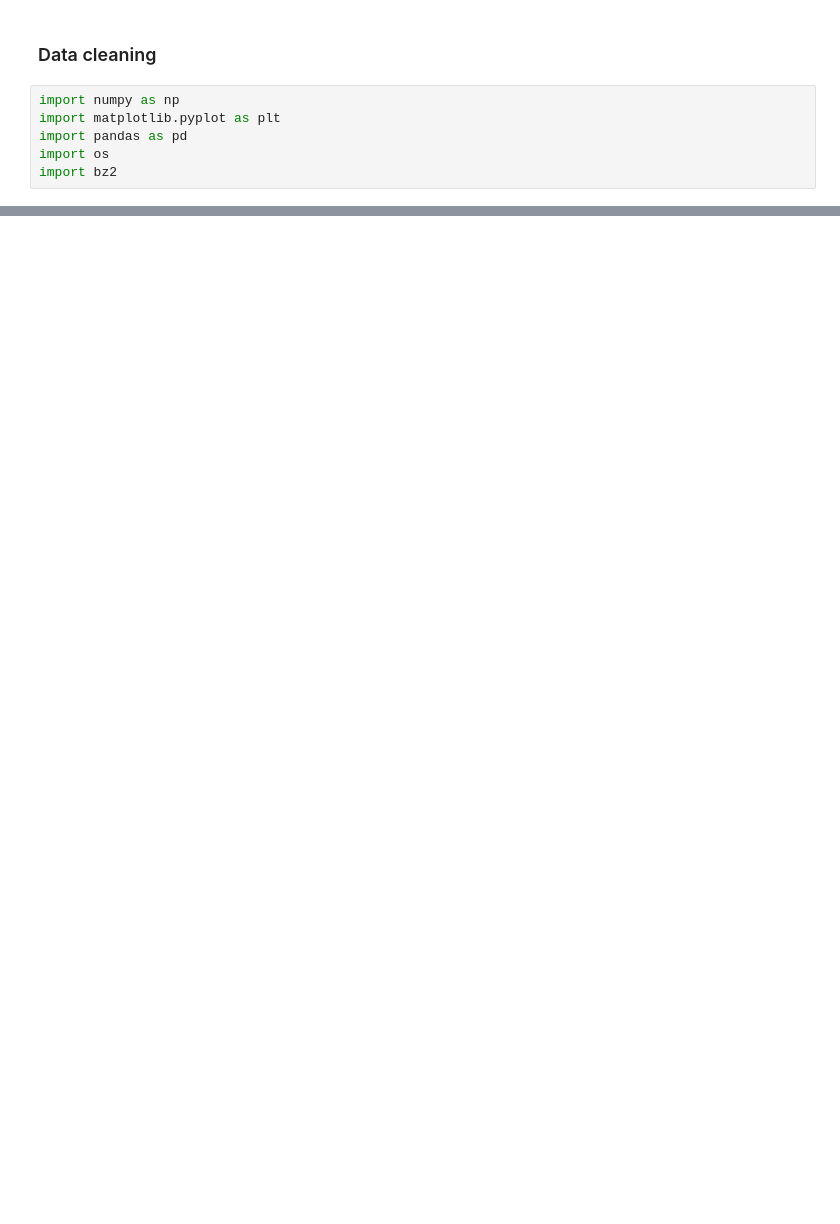
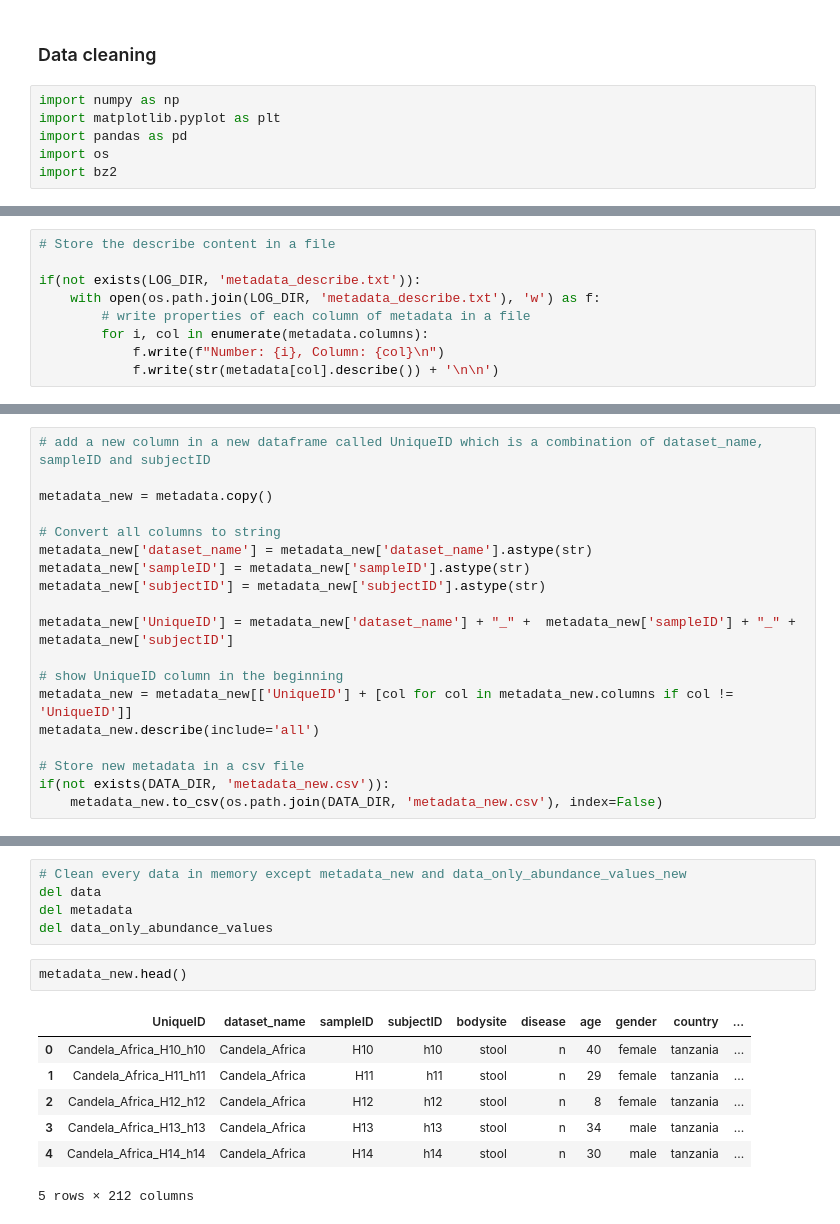
Before and after one commit to bersilin-robert1609/CS6024-AACB-Metagenomic-Analysis, a Jupyter notebook: notebooks/dataset-cleaning.ipynb, the cells around one changed output, grey strips where cells are left out. Cells and saved outputs as stored; diff of their text form; blank space fills up the shorter version.

```diff
--- a/notebooks/dataset-cleaning.ipynb
+++ b/notebooks/dataset-cleaning.ipynb
@@ -63,0 +135,9 @@ data = read_txt
+# %%
+# Store the describe content in a file
+
+if(not exists(LOG_DIR, 'metadata_describe.txt')):
+    with open(os.path.join(LOG_DIR, 'metadata_describe.txt'), 'w') as f:
+        # write properties of each column of metadata in a file
+        for i, col in enumerate(metadata.columns):
+            f.write(f"Number: {i}, Column: {col}\n")
+            f.write(str(metadata[col].describe()) + '\n\n')
@@ -63,0 +174,19 @@ data = read_txt
+# %%
+# add a new column in a new dataframe called UniqueID which is a combination of dataset_name, sampleID and subjectID
+
+metadata_new = metadata.copy()
+
+# Convert all columns to string
+metadata_new['dataset_name'] = metadata_new['dataset_name'].astype(str)
+metadata_new['sampleID'] = metadata_new['sampleID'].astype(str)
+metadata_new['subjectID'] = metadata_new['subjectID'].astype(str)
+
+metadata_new['UniqueID'] = metadata_new['dataset_name'] + "_" +  metadata_new['sampleID'] + "_" + metadata_new['subjectID']
+
+# show UniqueID column in the beginning
+metadata_new = metadata_new[['UniqueID'] + [col for col in metadata_new.columns if col != 'UniqueID']]
+metadata_new.describe(include='all')
+
+# Store new metadata in a csv file
+if(not exists(DATA_DIR, 'metadata_new.csv')):
+    metadata_new.to_csv(os.path.join(DATA_DIR, 'metadata_new.csv'), index=False)
@@ -63,0 +214,15 @@ data = read_txt
+# %%
+# Clean every data in memory except metadata_new and data_only_abundance_values_new
+del data
+del metadata
+del data_only_abundance_values
+# %%
+metadata_new.head()
+# %% [output]
+|  | UniqueID | dataset_name | sampleID | subjectID | bodysite | disease | age | gender | country | ... |
+| 0 | Candela_Africa_H10_h10 | Candela_Africa | H10 | h10 | stool | n | 40 | female | tanzania | ... |
+| 1 | Candela_Africa_H11_h11 | Candela_Africa | H11 | h11 | stool | n | 29 | female | tanzania | ... |
+| 2 | Candela_Africa_H12_h12 | Candela_Africa | H12 | h12 | stool | n | 8 | female | tanzania | ... |
+| 3 | Candela_Africa_H13_h13 | Candela_Africa | H13 | h13 | stool | n | 34 | male | tanzania | ... |
+| 4 | Candela_Africa_H14_h14 | Candela_Africa | H14 | h14 | stool | n | 30 | male | tanzania | ... |
+5 rows × 212 columns
```
Also changed, not shown: parts of 19 cells of this notebook, 9 other files.
